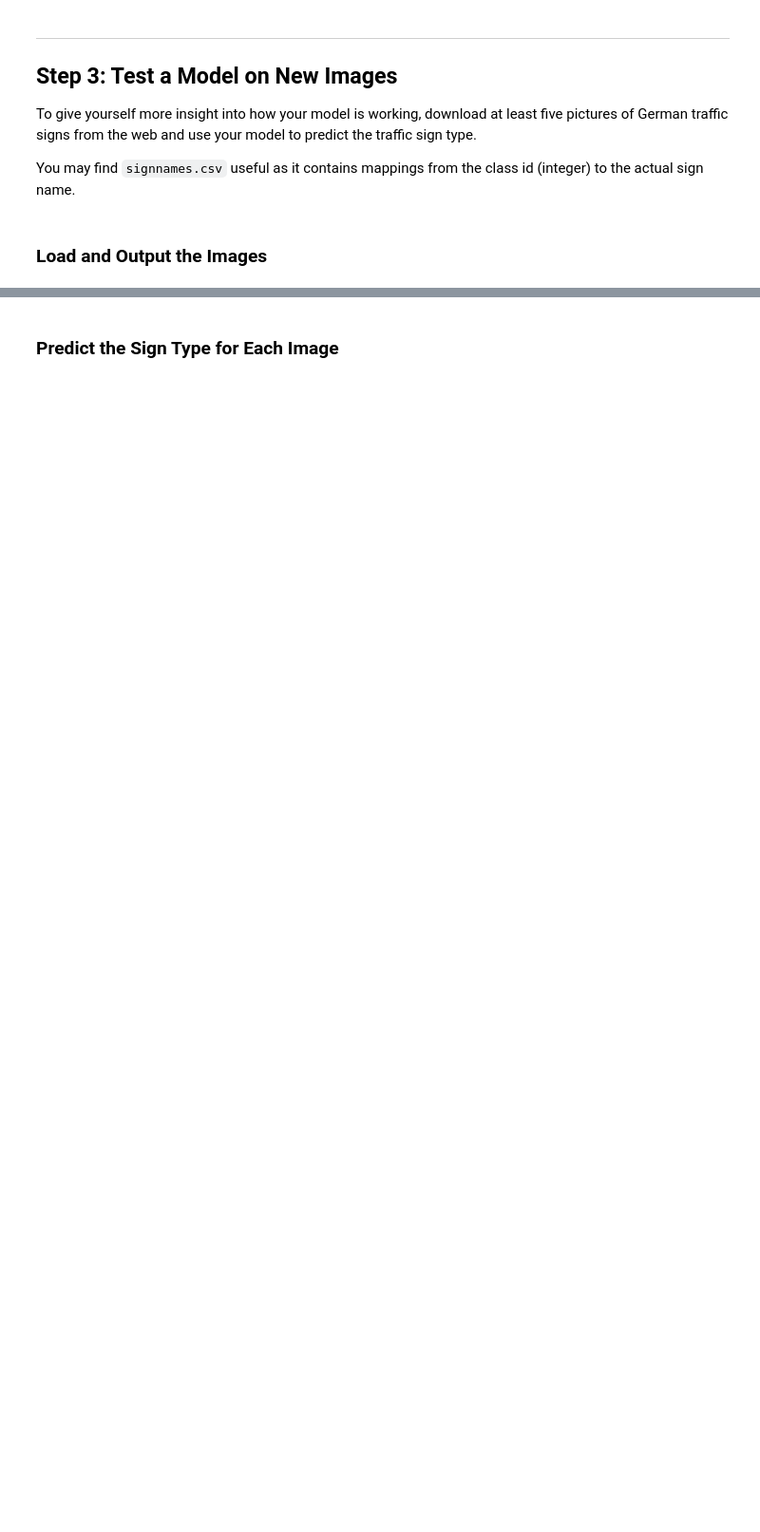
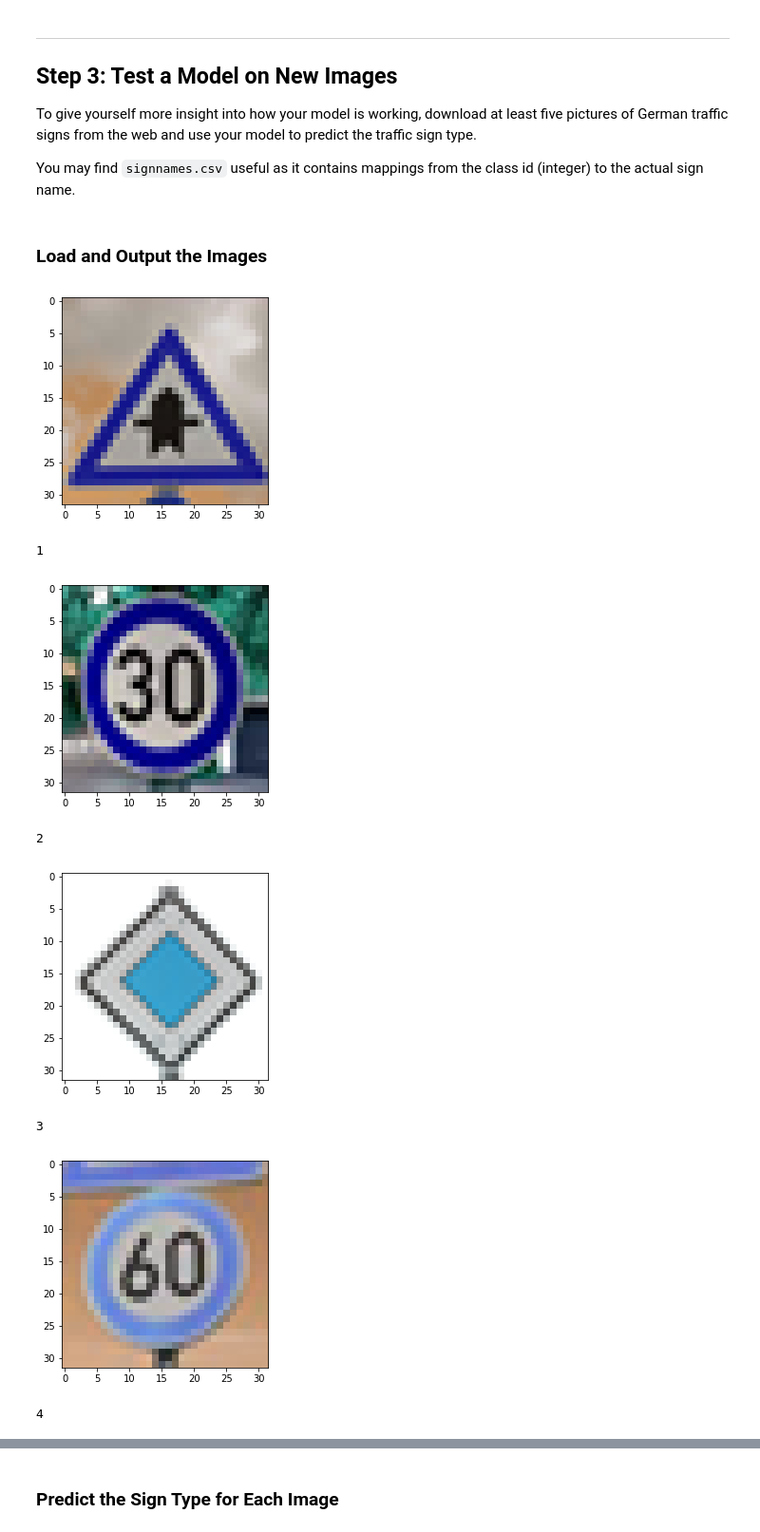
Before and after one commit to jaspartang/CarND-Traffic-Sign-Classifier-Project, a Jupyter notebook: Traffic_Sign_Classifier.ipynb, the cells around one changed output, grey strips where cells are left out. Shown at 95% size. Drawn from its saved outputs; the diff is of its cells as text; code cells hidden in the pictures; blank space fills up the shorter version.

```diff
--- a/Traffic_Sign_Classifier.ipynb
+++ b/Traffic_Sign_Classifier.ipynb
@@ -249,11 +482,14 @@ x = tf.placeholder(tf.float32, (None, 32, 32, 1), name='x')
 y = tf.placeholder(tf.int32, (None), name = 'y')
 keep_prob = tf.placeholder(tf.float32)
 
-one_hot_y = tf.one_hot(y,43)
+one_hot_y = tf.one_hot(y, 43)
 
-learning_rate = 0.004
 
-logits = LeNet(x, keep_prob)
+EPOCHS = 60
+BATCH_SIZE = 128
+learning_rate = 0.0009
+
+logits = LeNet2(x)
 
 #Cross entropy over softmax (softmax: Takes scores and calculates probabilities)
 #Cross entropy takes the probabilities and output 1 or 0.
@@ -296,13 +539,12 @@ with tf.Session() as sess:
         for offset in range(0, num_examples, BATCH_SIZE):
             end = offset + BATCH_SIZE
             batch_x, batch_y = X_train[offset:end], y_train[offset:end]
-            sess.run(training_operation, feed_dict={x:batch_x, y:batch_y, keep_prob:0.8})
+            sess.run(training_operation, feed_dict={x:batch_x, y:batch_y, keep_prob:0.5})
 
-        validation_accuracy = evaluate(X_validation, y_validation, prob=0.8)
+        validation_accuracy = evaluate(X_validation, y_validation, prob=1.0)
         print('EPOCHS {}...'.format(i+1))
         print('Validation Accuracy = {:.3f}'.format(validation_accuracy))
         print()
 
-    saver = tf.train.Saver()
     saver.save(sess, './lenet')
     print('Model Saved')
@@ -319,21 +579,29 @@ You may find `signnames.csv` useful as it contains mappings from the class id (i
 # %%
 ### Load the images and plot them here.
 ### Feel free to use as many code cells as needed.
 import matplotlib.pyplot as plt
 import matplotlib.image as mpimg
 import numpy as np
 import cv2
 
 
 images = []
 
-y_testing = [1,28,23,33,25]
-
-for i in range(len(y_testing)):
-    img_prevSize = mpimg.imread('train_examples/{}.jpg'.format(i))
-    images.append(cv2.resize(img_prevSize, (32, 32), interpolation = cv2.INTER_AREA))
+for i in range(1, 9):
+    img_prevSize = cv2.imread('train_examples/{}x.png'.format(i))
+    images.append(img_prevSize)
     plt.imshow(images[-1])
     plt.show()
     print(i)
 
 X_testing = np.asarray(images)
+y_testing = [11, 1, 12, 3, 38, 34, 25, 18]
+# %% [output]
+[figure, added]
+1
+[figure, added]
+2
+[figure, added]
+3
+[figure, added]
+4
```
Also changed, not shown: parts of 18 cells of this notebook.
